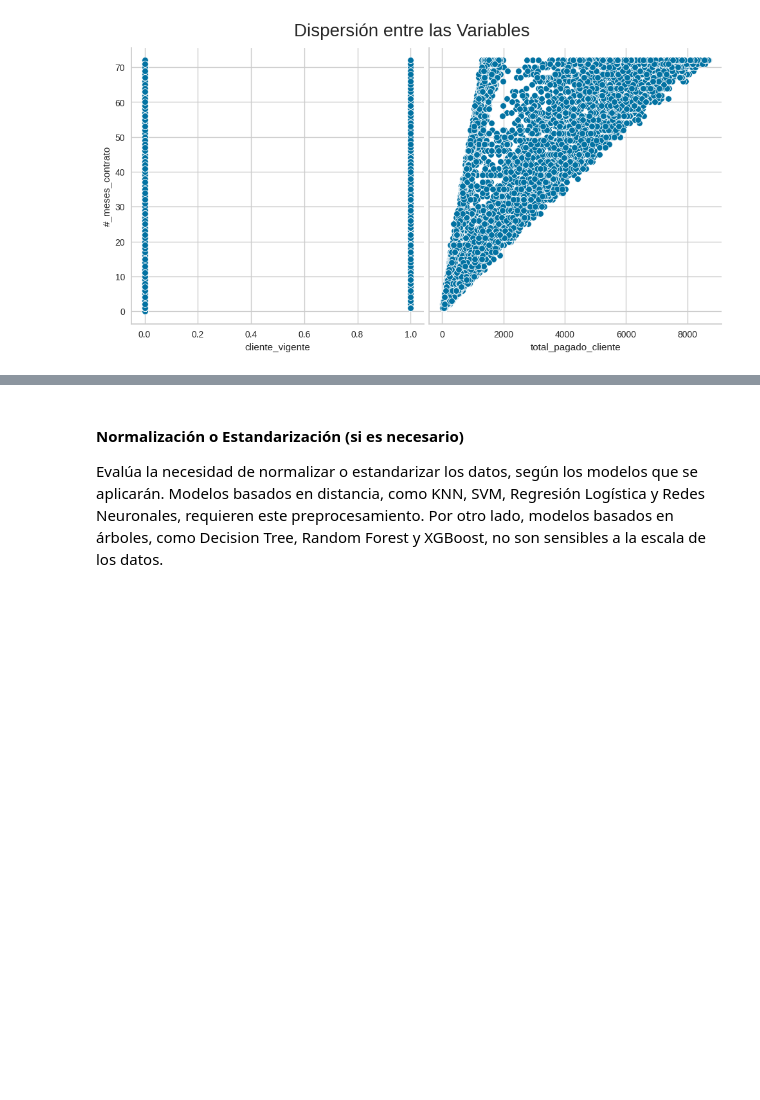
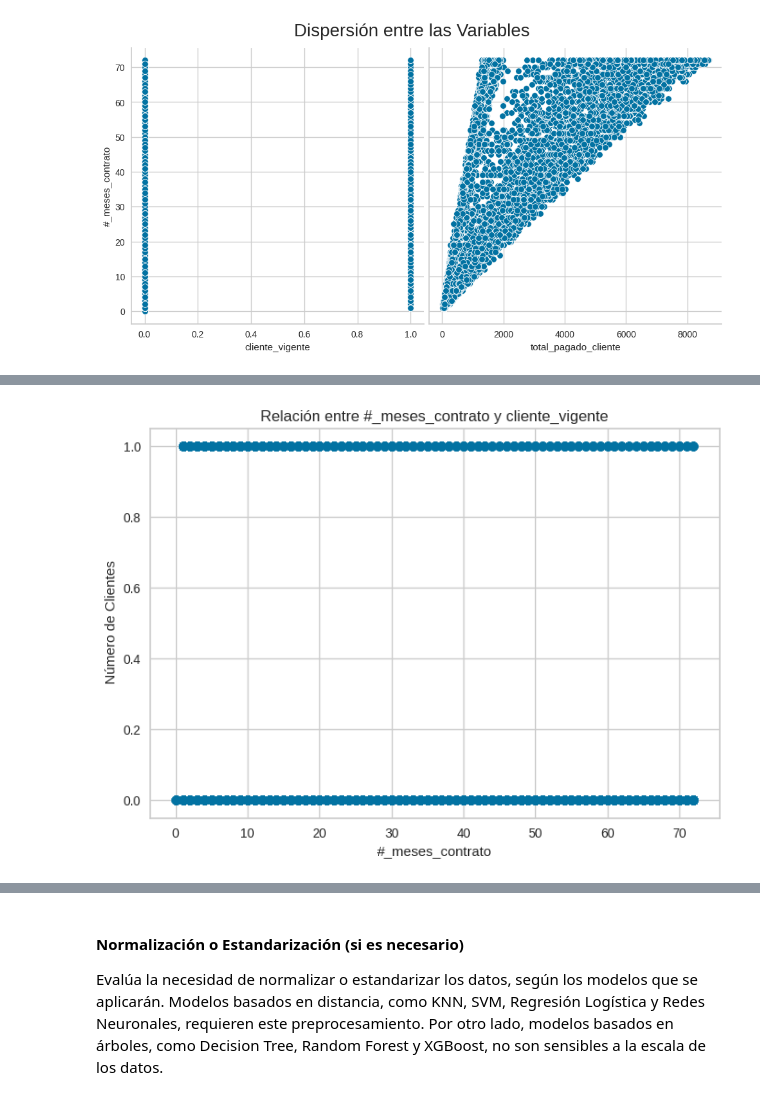
Before and after one commit to Starleen1996/TelecomX_Parte2_Latam_Predicci-n_Modelos, a Jupyter notebook: TelecomX_LATAM_Parte2_Predicción_Modelos_Actualizado.ipynb, the cells around one changed output, grey strips where cells are left out. Drawn from its saved outputs; the diff is of its cells as text; code cells hidden in the pictures; blank space fills up the shorter version.

```diff
--- a/TelecomX_LATAM_Parte2_Predicción_Modelos_Actualizado.ipynb
+++ b/TelecomX_LATAM_Parte2_Predicción_Modelos_Actualizado.ipynb
@@ -406,0 +434,9 @@ ax
+# %%
+# Cómo se relacionan el área construída y el precio del inmueble?
+plt.scatter(datos['#_meses_contrato'], datos['cliente_vigente']) # Generamos un grafico de disperción
+plt.title('Relación entre #_meses_contrato y cliente_vigente')
+plt.xlabel('#_meses_contrato')
+plt.ylabel(' Número de Clientes')
+plt.show()
+# %% [output]
+[figure, added]
```
Also changed, not shown: parts of 17 cells of this notebook.
